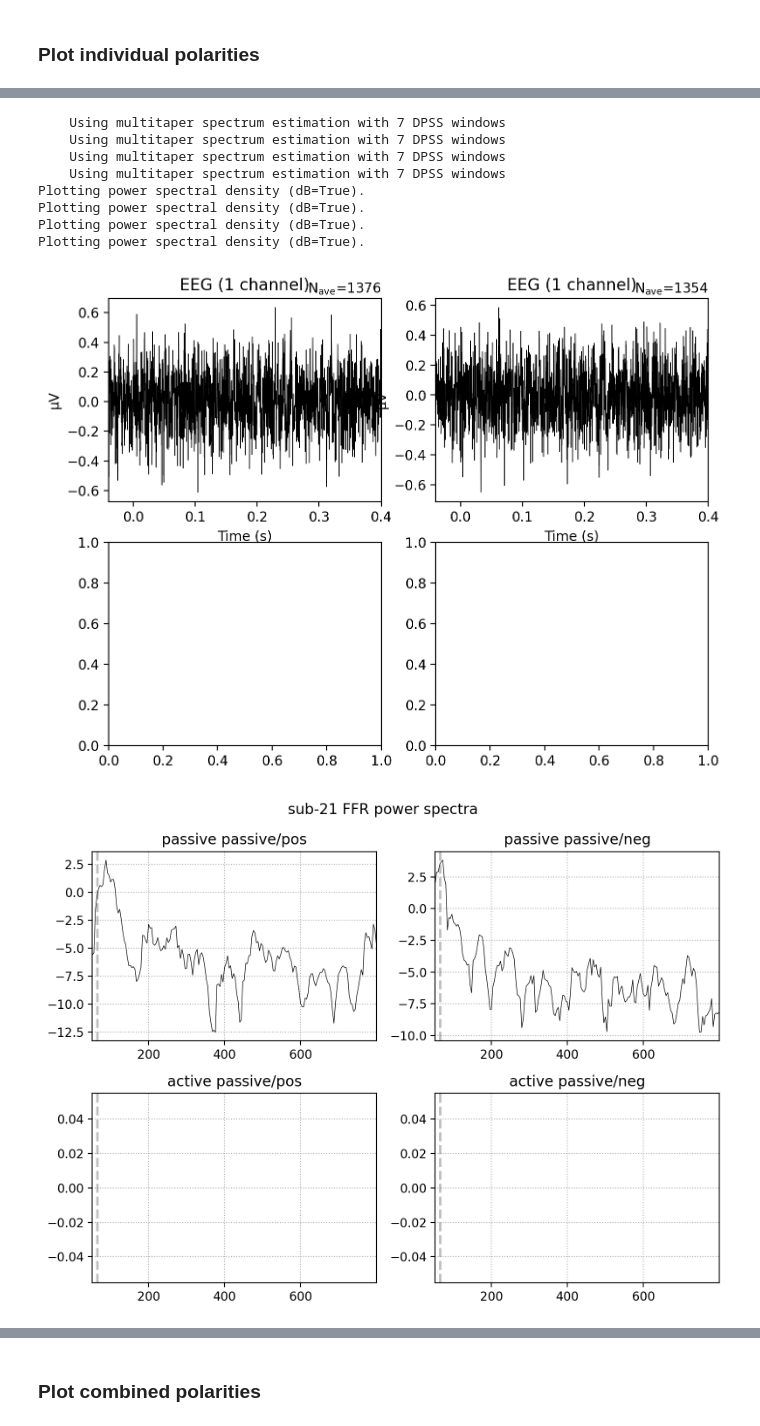
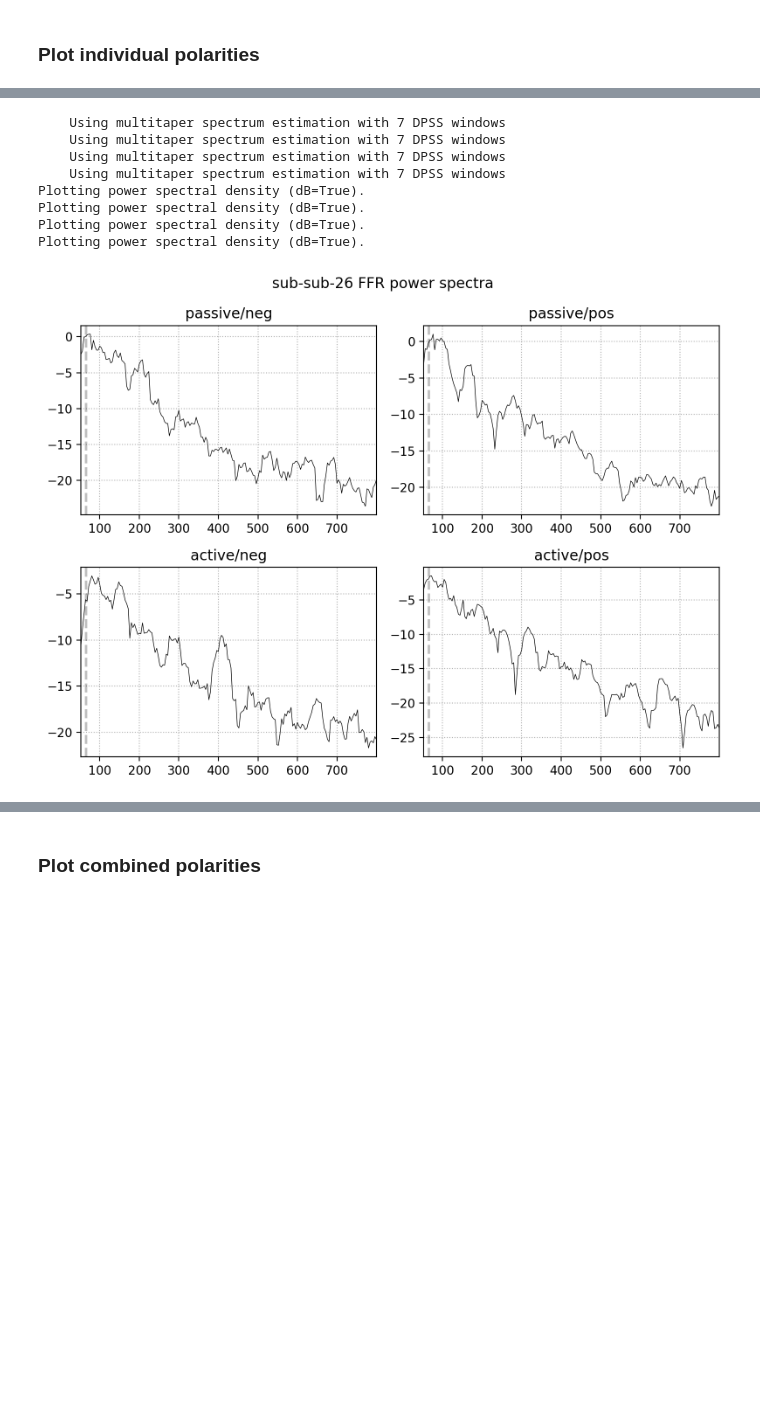
Before and after one commit to sitek/EAM1-FFR, a Jupyter notebook: ffr_processing-minimal_mne-bids.ipynb, the cells around one changed output, grey strips where cells are left out. Cells and saved outputs as stored; diff of their text form; code cells hidden in the pictures; blank space fills up the shorter version.

```diff
--- a/ffr_processing-minimal_mne-bids.ipynb
+++ b/ffr_processing-minimal_mne-bids.ipynb
@@ -194,12 +192,19 @@ event_dict
 # %% [markdown]
 ### load epochs
 # %%
-active_epochs = sorted(glob(deriv_dir+'/sub-*_task-active_run-all_epochs.fif'))
-passive_epochs = sorted(glob(deriv_dir+'/sub-*_task-passive_run-all_epochs.fif'))
+sub_label = 'sub-26'
+active_epochs = glob(deriv_dir+f'/{sub_label}_task-active_run-all_epochs.fif')[0]
+passive_epochs = glob(deriv_dir+f'/{sub_label}_task-passive_run-all_epochs.fif')[0]
 # %%
-sub_active_epochs = mne.read_epochs(active_epochs[0])
+sub_active_epochs = mne.read_epochs(active_epochs)
 sub_active_evoked = sub_active_epochs.average()
+sub_active_events_evoked = sub_active_epochs.average(by_event_type=True)
 
-sub_passive_epochs = mne.read_epochs(passive_epochs[0])
+sub_passive_epochs = mne.read_epochs(passive_epochs)
 sub_passive_evoked = sub_passive_epochs.average()
+sub_passive_events_evoked = sub_passive_epochs.average(by_event_type=True)
+
+event_evoked_dict = {}
+event_evoked_dict['passive'] = sub_passive_events_evoked
+event_evoked_dict['active'] = sub_active_events_evoked
 # %% [output]
@@ -270,38 +260,37 @@ ValueError: Some of the values  to be plotted are NaN.
 # %%
 # Power spectra
 passive_pos_psd = event_evoked_dict['passive'][0].compute_psd(tmin=0.05, tmax=0.300, fmin=50, fmax=800)
 passive_neg_psd = event_evoked_dict['passive'][1].compute_psd(tmin=0.05, tmax=0.300, fmin=50, fmax=800)
 active_pos_psd = event_evoked_dict['active'][0].compute_psd(tmin=0.05, tmax=0.300, fmin=50, fmax=800)
 active_neg_psd = event_evoked_dict['active'][1].compute_psd(tmin=0.05, tmax=0.300, fmin=50, fmax=800)
 
 fig, axes = plt.subplots(2, 2, figsize=(8,6), dpi=200)
 ax = axes.flatten()
 passive_pos_psd.plot(axes=ax[0], amplitude=False, average=True, show=False)
 passive_neg_psd.plot(axes=ax[1], amplitude=False, average=True, show=False)
 active_pos_psd.plot(axes=ax[2], amplitude=False, average=True, show=False)
 active_neg_psd.plot(axes=ax[3], amplitude=False, average=True, show=False)
 
-ax[0].set_title('passive ' + event_evoked_dict['passive'][0].comment);
-ax[1].set_title('passive ' + event_evoked_dict['passive'][1].comment);
-ax[2].set_title('active ' + event_evoked_dict['active'][0].comment);
-ax[3].set_title('active ' + event_evoked_dict['active'][1].comment);
+ax[0].set_title(event_evoked_dict['passive'][0].comment);
+ax[1].set_title(event_evoked_dict['passive'][1].comment);
+ax[2].set_title(event_evoked_dict['active'][0].comment);
+ax[3].set_title(event_evoked_dict['active'][1].comment);
 
 fig.suptitle(f'sub-{sub_label} FFR power spectra')
 
 fig.tight_layout()
 plt.show()
 #plt.savefig(f'sub-{sub_label}_polarity-single_spectra.svg')
 # %% [output]
     Using multitaper spectrum estimation with 7 DPSS windows
     Using multitaper spectrum estimation with 7 DPSS windows
     Using multitaper spectrum estimation with 7 DPSS windows
     Using multitaper spectrum estimation with 7 DPSS windows
 Plotting power spectral density (dB=True).
 Plotting power spectral density (dB=True).
 Plotting power spectral density (dB=True).
 Plotting power spectral density (dB=True).
-[figure, old version]
+[figure, new version]
-[figure, removed]
 # %%
 # Spectrograms
 frequencies = np.arange(70,350)
```
Also changed, not shown: parts of 10 cells of this notebook.
